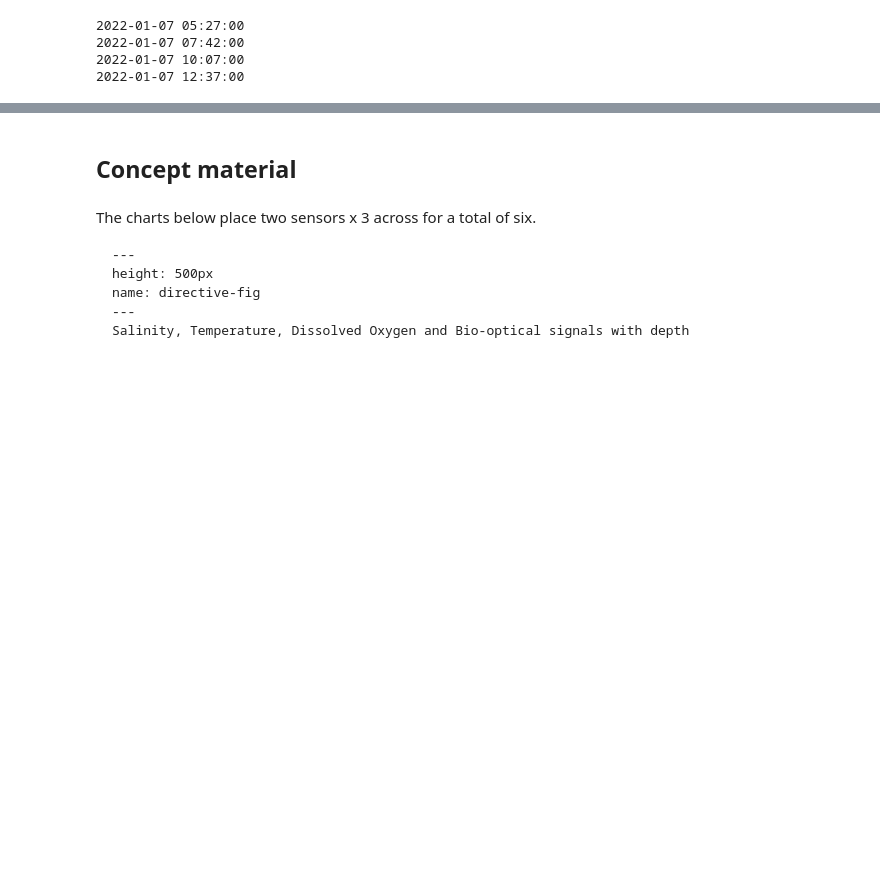
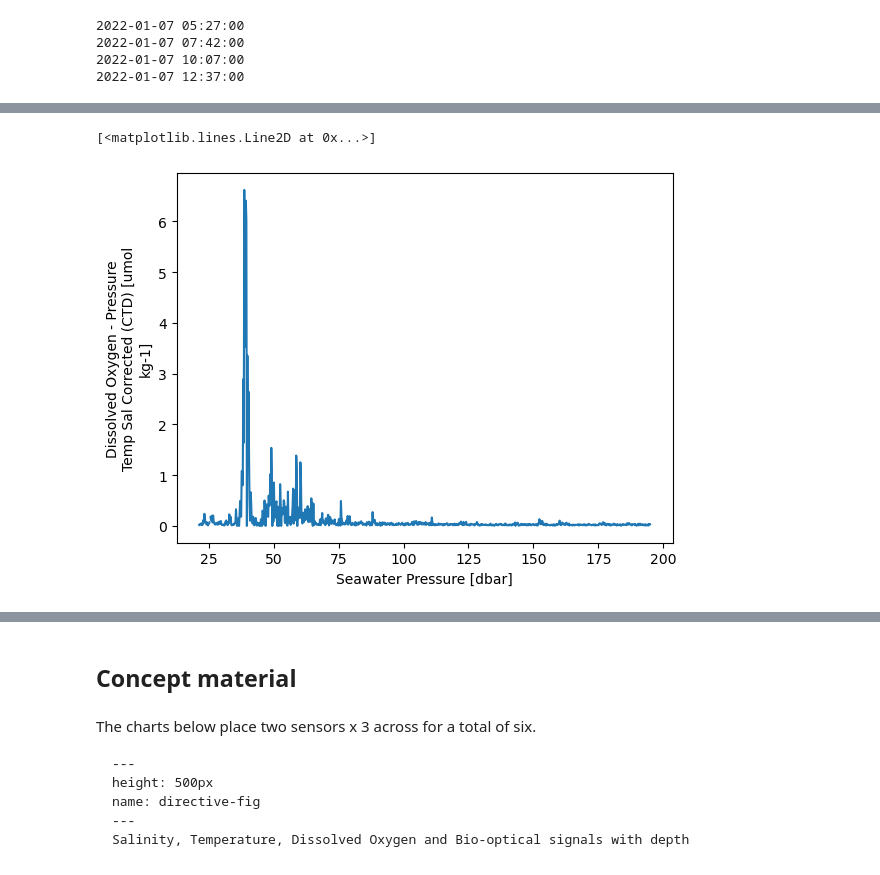
Before and after one commit to geo-smart/oceanography, a Jupyter notebook: book/chapters/epipelargosy.ipynb, the cells around one changed output, grey strips where cells are left out. Cells and saved outputs as stored; diff of their text form; code cells hidden in the pictures; blank space fills up the shorter version.

```diff
--- a/book/chapters/epipelargosy.ipynb
+++ b/book/chapters/epipelargosy.ipynb
@@ -447,0 +585,5 @@ for i in range(4): print(profiles['a0t'][59+i]-ZuluToLocal)
+# %%
+c.do_std.plot()
+# %% [output]
+[<matplotlib.lines.Line2D at 0x...>]
+[figure, added]
```
Also changed, not shown: parts of 14 cells of this notebook, 4 other files.
